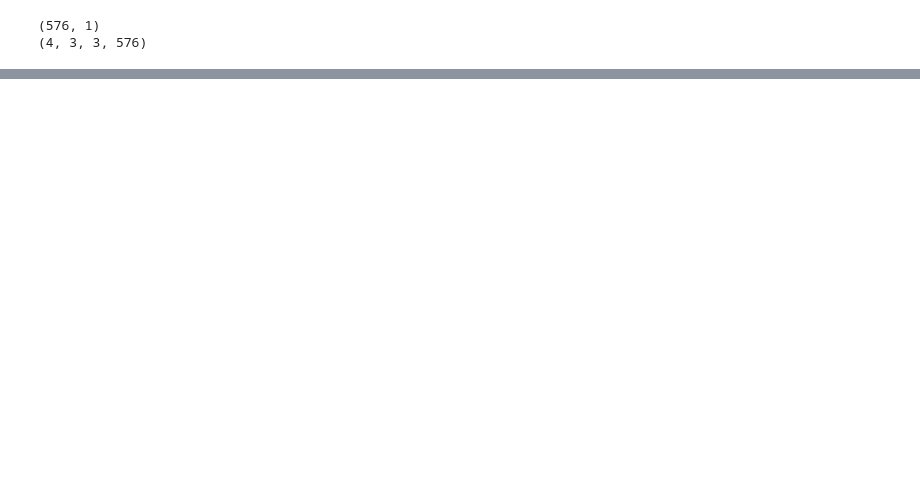
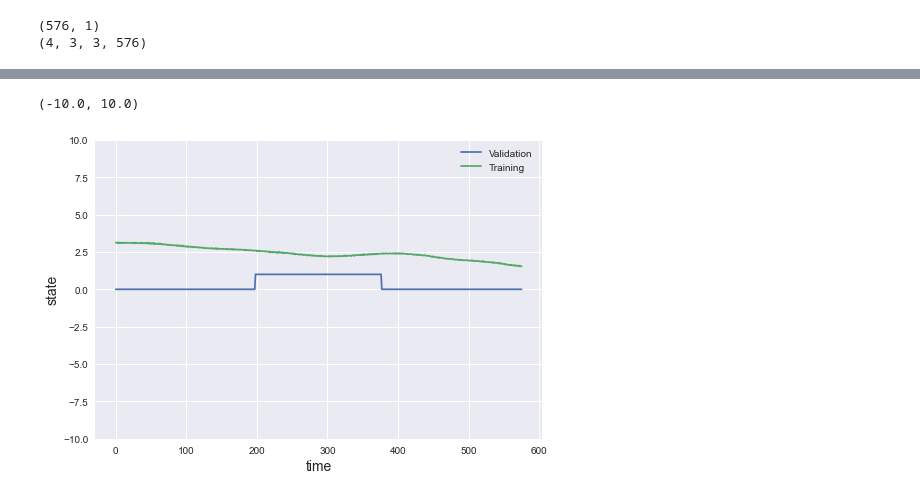
Before and after one commit to EilamNir/noisy-triangulation, a Jupyter notebook: python/src/DeepLearningTrain.ipynb, the cells around one changed output, grey strips where cells are left out. Saved outputs shown, nothing was run; the diff lists cells and outputs as text; code cells hidden in the pictures; blank space fills up the shorter version.

```diff
--- a/python/src/DeepLearningTrain.ipynb
+++ b/python/src/DeepLearningTrain.ipynb
@@ -228,0 +249,11 @@ plt.legend()
+# %%
+plt.style.use('seaborn')
+plt.plot(np.arange(len(result)), YVal, label = 'Validation')
+plt.plot(np.arange(len(result)), result, label = 'Training')
+plt.ylabel('state', fontsize = 14)
+plt.xlabel('time', fontsize = 14)
+plt.legend()
+plt.ylim([-10,10])
+# %% [output]
+(-10.0, 10.0)
+[figure, added]
```
Also changed, not shown: parts of 6 cells of this notebook.
